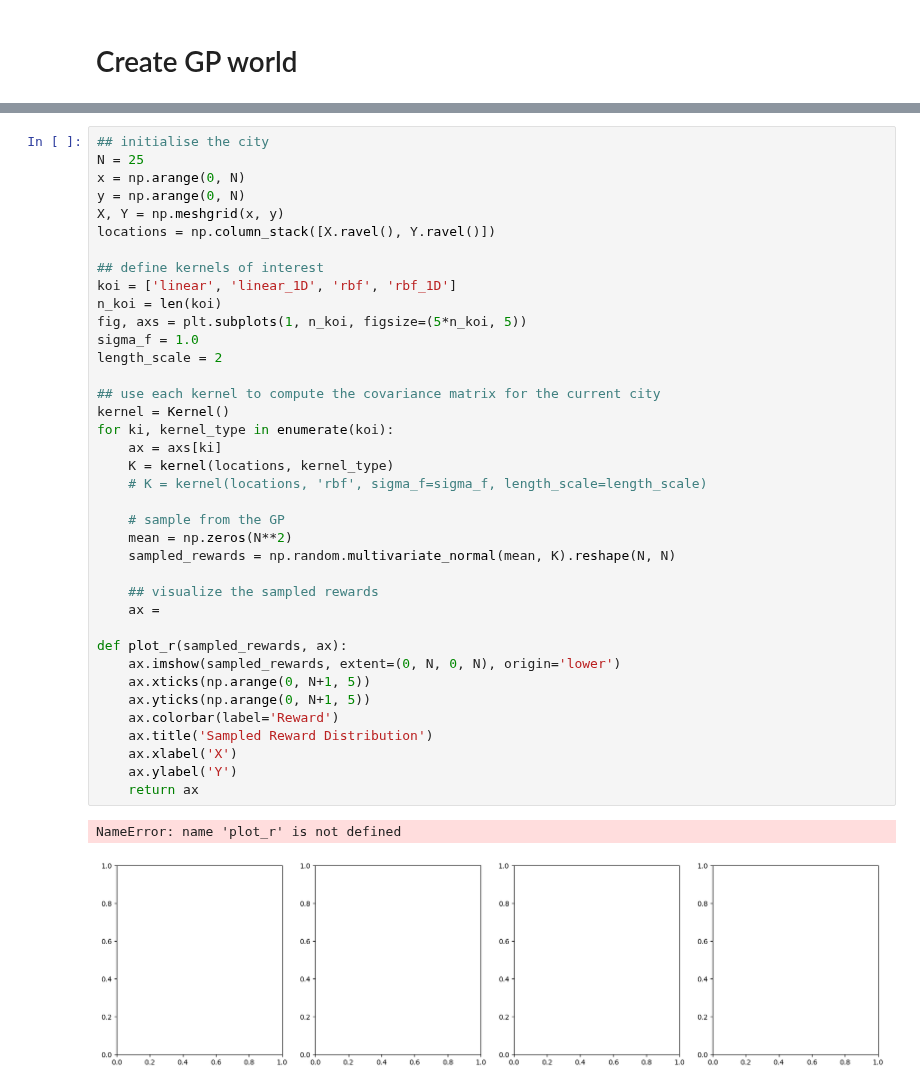
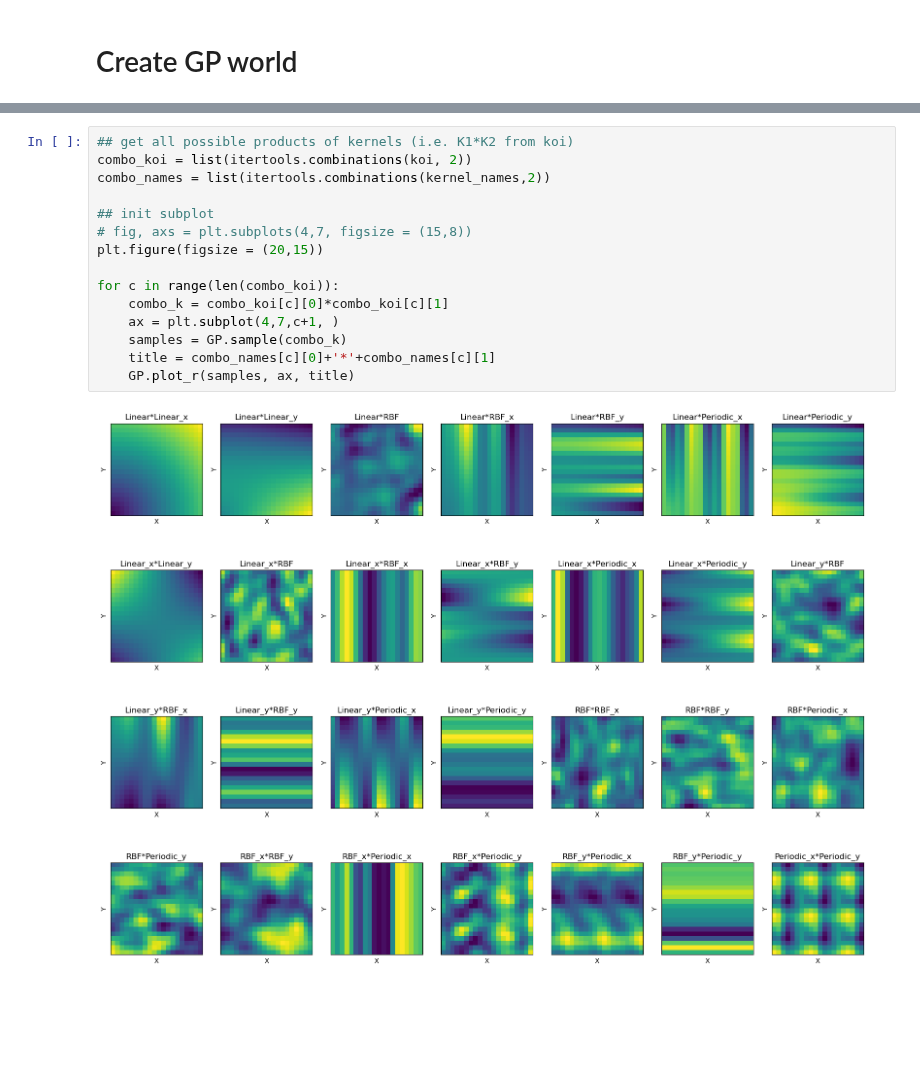
Before and after one commit to tgham/context_exploration, a Jupyter notebook: GP_worlds.ipynb, the cells around one changed output, grey strips where cells are left out. Saved outputs shown, nothing was run; the diff lists cells and outputs as text; blank space fills up the shorter version.

```diff
--- a/GP_worlds.ipynb
+++ b/GP_worlds.ipynb
@@ -173,41 +189,17 @@ for ki, k_type in enumerate(koi):
-# %%
-## initialise the city
-N = 25
-x = np.arange(0, N)
-y = np.arange(0, N)
-X, Y = np.meshgrid(x, y)
-locations = np.column_stack([X.ravel(), Y.ravel()])
-
-## define kernels of interest
-koi = ['linear', 'linear_1D', 'rbf', 'rbf_1D']
-n_koi = len(koi)
-fig, axs = plt.subplots(1, n_koi, figsize=(5*n_koi, 5))
-sigma_f = 1.0
-length_scale = 2
-
-## use each kernel to compute the covariance matrix for the current city
-kernel = Kernel()
-for ki, kernel_type in enumerate(koi):
-    ax = axs[ki]
-    K = kernel(locations, kernel_type)
-    # K = kernel(locations, 'rbf', sigma_f=sigma_f, length_scale=length_scale)
-
-    # sample from the GP
-    mean = np.zeros(N**2)
-    sampled_rewards = np.random.multivariate_normal(mean, K).reshape(N, N)
-
-    ## visualize the sampled rewards
-    ax =
-
-def plot_r(sampled_rewards, ax):
-    ax.imshow(sampled_rewards, extent=(0, N, 0, N), origin='lower')
-    ax.xticks(np.arange(0, N+1, 5))
-    ax.yticks(np.arange(0, N+1, 5))
-    ax.colorbar(label='Reward')
-    ax.title('Sampled Reward Distribution')
-    ax.xlabel('X')
-    ax.ylabel('Y')
-    return ax
-# %% [output]
-NameError: name 'plot_r' is not defined
-[figure, removed]
+# %%
+## get all possible products of kernels (i.e. K1*K2 from koi)
+combo_koi = list(itertools.combinations(koi, 2))
+combo_names = list(itertools.combinations(kernel_names,2))
+
+## init subplot
+# fig, axs = plt.subplots(4,7, figsize = (15,8))
+plt.figure(figsize = (20,15))
+
+for c in range(len(combo_koi)):
+    combo_k = combo_koi[c][0]*combo_koi[c][1]
+    ax = plt.subplot(4,7,c+1, )
+    samples = GP.sample(combo_k)
+    title = combo_names[c][0]+'*'+combo_names[c][1]
+    GP.plot_r(samples, ax, title)
+# %% [output]
+[figure, added]
```
Also changed, not shown: parts of 3 cells of this notebook.
